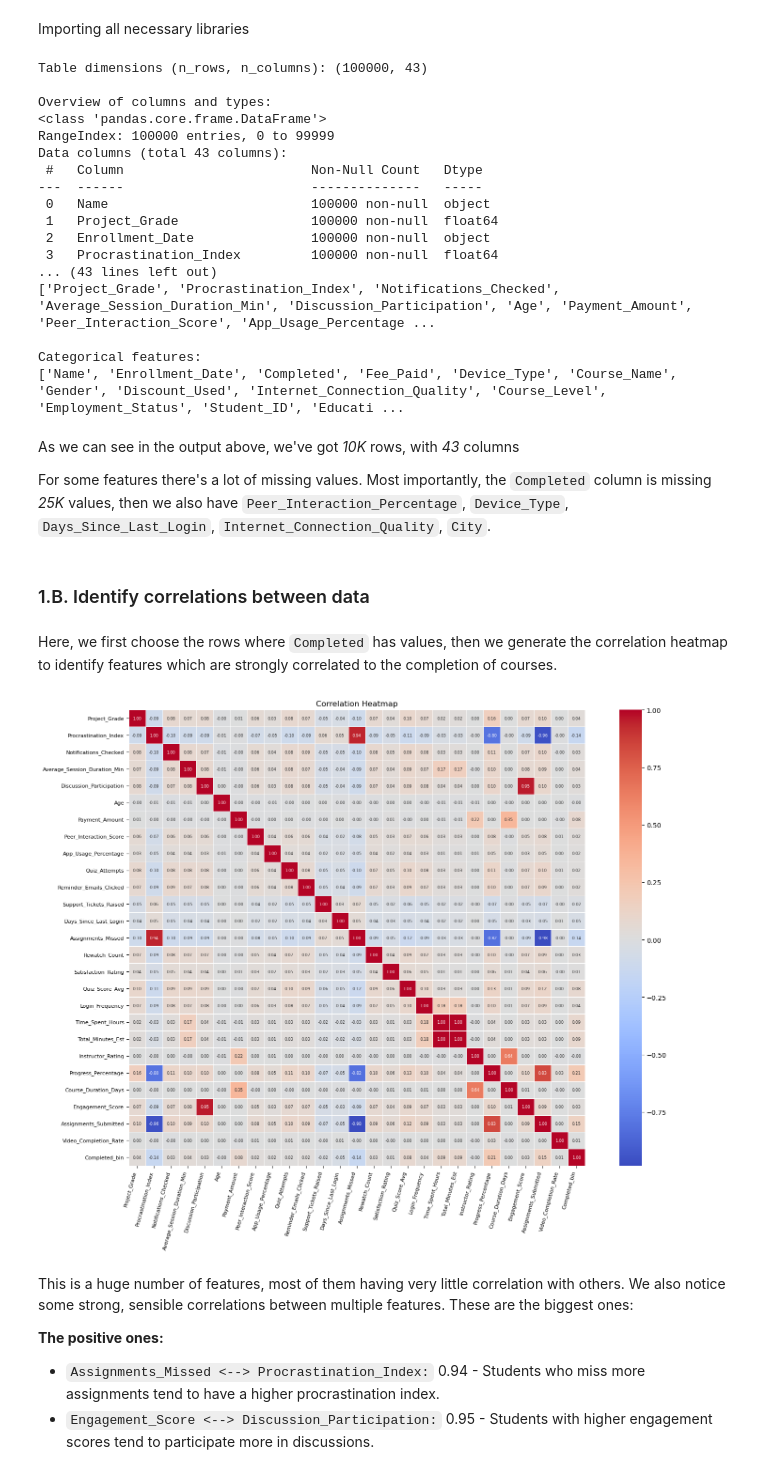
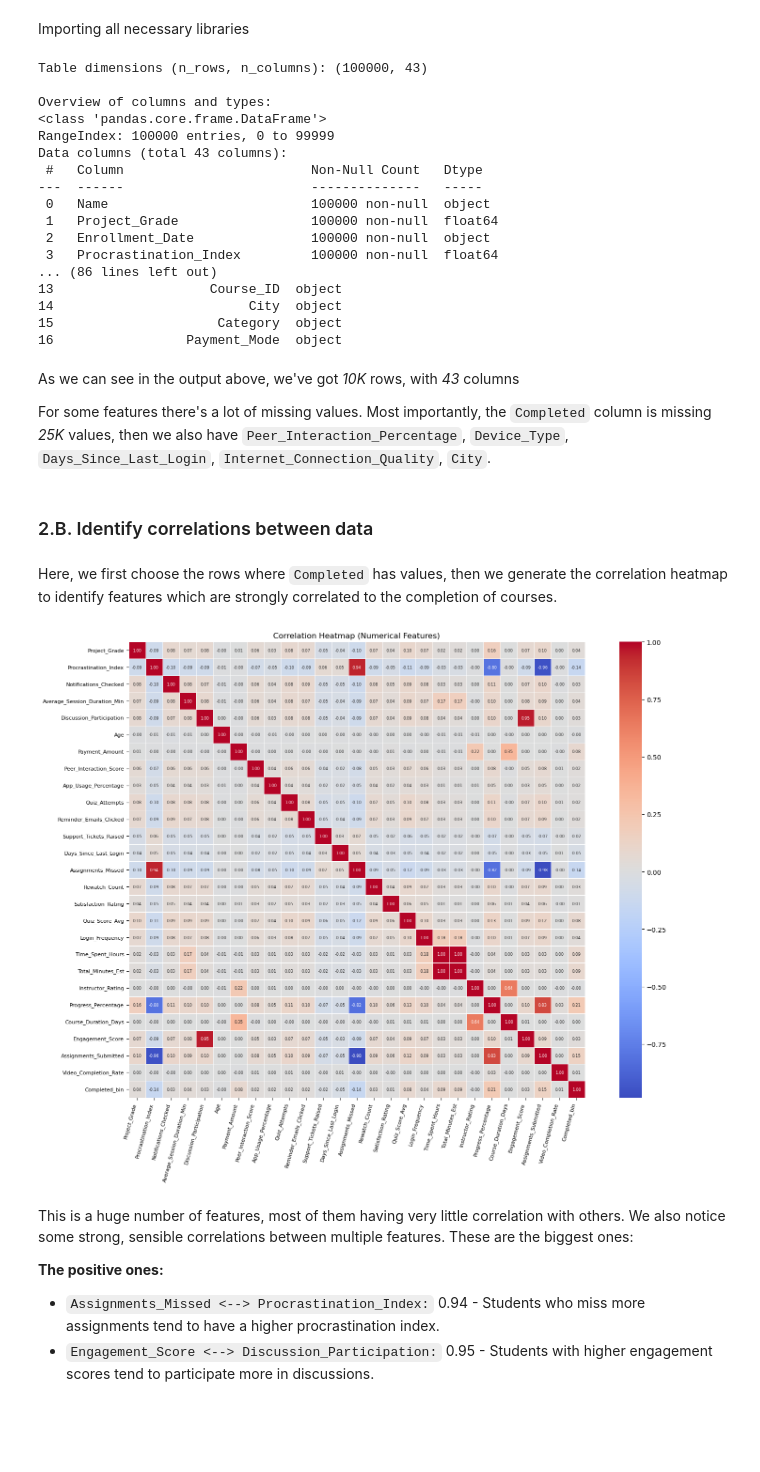
Before and after one commit to mmswflow-upb/ai-labs, a Jupyter notebook: HW/HW 2/HW2.ipynb, the cells around one changed output. Saved outputs shown, nothing was run; the diff lists cells and outputs as text; code cells hidden in the pictures; blank space fills up the shorter version.

```diff
--- a/HW/HW 2/HW2.ipynb
+++ b/HW/HW 2/HW2.ipynb
@@ -15,7 +21,6 @@ import seaborn as sns
 # %% [markdown]
 Importing all necessary libraries
 # %%
-
 records = pd.read_csv("data.csv")
 
 print("Table dimensions (n_rows, n_columns):", records.shape)
@@ -26,11 +31,21 @@ records.info()
 num_features = records.select_dtypes(include=["int64", "float64"]).columns
 cat_features = records.select_dtypes(include=["object"]).columns
 
-print("\nNumeric features:")
-print(list(num_features))
+numeric_table = pd.DataFrame({
+    "Feature": num_features,
+    "Dtype": [records[d].dtype for d in num_features]
+})
 
-print("\nCategorical features:")
-print(list(cat_features))
+categorical_table = pd.DataFrame({
+    "Feature": cat_features,
+    "Dtype": [records[d].dtype for d in cat_features]
+})
+
+print("\nNumeric features table:")
+print(numeric_table)
+
+print("\nCategorical features table:")
+print(categorical_table)
 # %% [output]
 Table dimensions (n_rows, n_columns): (100000, 43)
 
@@ -44,46 +59,46 @@ Data columns (total 43 columns):
  1   Project_Grade                 100000 non-null  float64
  2   Enrollment_Date               100000 non-null  object
  3   Procrastination_Index         100000 non-null  float64
-... (43 lines left out)
-['Project_Grade', 'Procrastination_Index', 'Notifications_Checked', 'Average_Session_Duration_Min', 'Discussion_Participation', 'Age', 'Payment_Amount', 'Peer_Interaction_Score', 'App_Usage_Percentage ...
-
-Categorical features:
-['Name', 'Enrollment_Date', 'Completed', 'Fee_Paid', 'Device_Type', 'Course_Name', 'Gender', 'Discount_Used', 'Internet_Connection_Quality', 'Course_Level', 'Employment_Status', 'Student_ID', 'Educati ...
+... (86 lines left out)
+13                    Course_ID  object
+14                         City  object
+15                     Category  object
+16                 Payment_Mode  object
 # %% [markdown]
 As we can see in the output above, we've got *10K* rows, with *43* columns
 
 For some features there's a lot of missing values. Most importantly, the `Completed` column is missing *25K* values, then we also have `Peer_Interaction_Percentage`, `Device_Type`, `Days_Since_Last_Login`, `Internet_Connection_Quality`, `City`.
 # %% [markdown]
-### 1.B. Identify correlations between data
+### 2.B. Identify correlations between data
 # %% [markdown]
 Here, we first choose the rows where `Completed` has values, then we generate the correlation heatmap to identify features which are strongly correlated to the completion of courses.
 # %%
 corr_records = records.dropna(subset=["Completed"]).copy()
 
 corr_records["Completed_bin"] = (corr_records["Completed"] == "Completed").astype(int)
 
 num_features_corr_records = corr_records.select_dtypes(include=["int64", "float64"]).columns
 
 corr_mat = corr_records[num_features_corr_records].corr()
 
 plt.figure(figsize=(16, 12))
 sns.heatmap(
     corr_mat,
     cmap="coolwarm",
     annot=True,
     fmt=".2f",
     square=True,
     linewidths=0.5,
     annot_kws={"size": 6}
 )
 
-plt.title("Correlation Heatmap")
+plt.title("Correlation Heatmap (Numerical Features)")
 plt.xticks(rotation=75, ha="right", fontsize=8)
 plt.yticks(fontsize=8)
 plt.tight_layout()
 plt.show()
 # %% [output]
-[figure, old version]
+[figure, new version]
 # %% [markdown]
 This is a huge number of features, most of them having very little correlation with others. We also notice some strong, sensible correlations between multiple features. These are the biggest ones:
 
```
Also changed, not shown: parts of 28 cells of this notebook.
